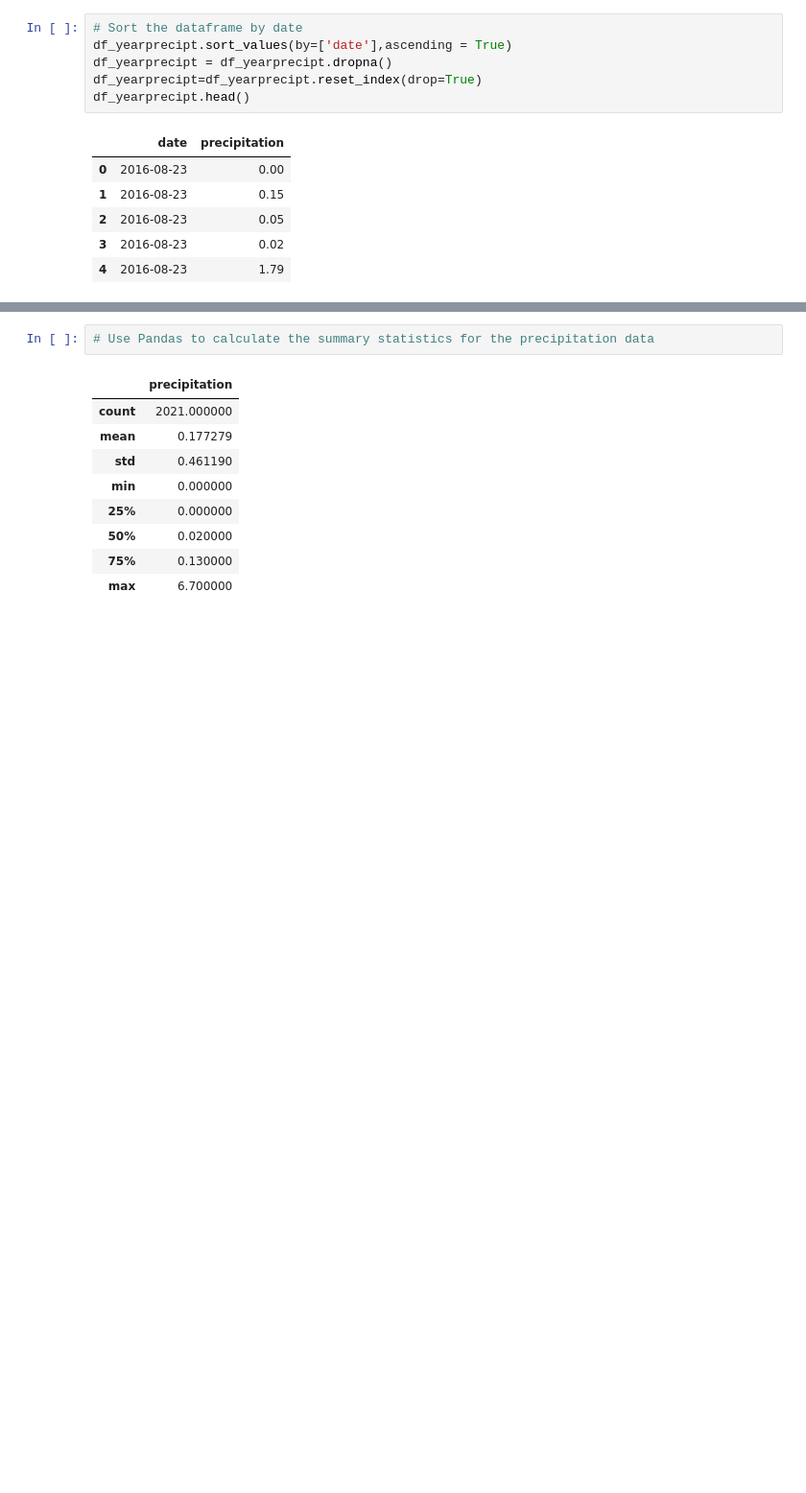
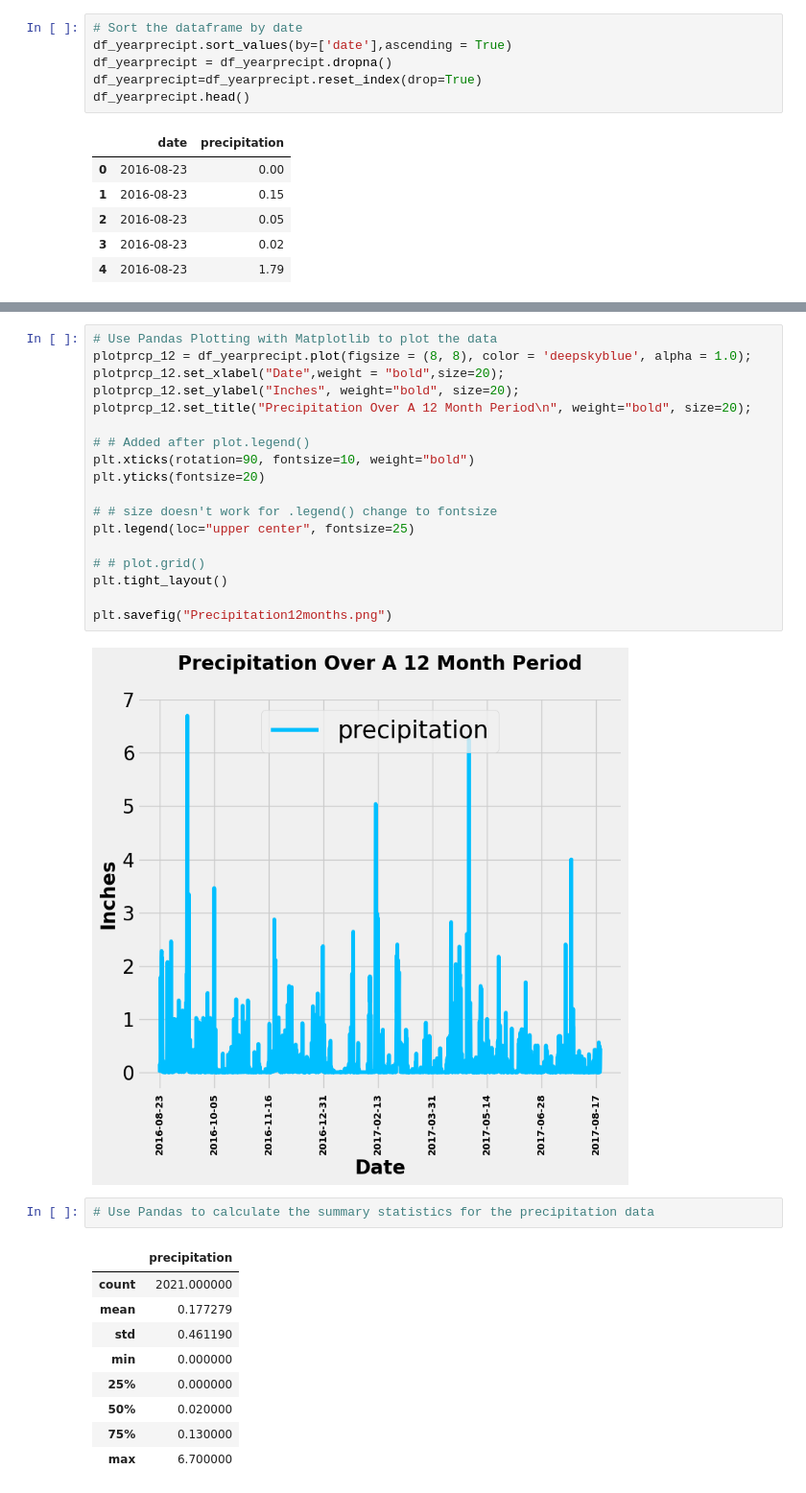
Before and after one commit to msi33/sqlalchemy-challenge, a Jupyter notebook: SurfsUp/climate_starter.ipynb, the cells around one changed output, grey strips where cells are left out. Shown at 96% size. Saved outputs shown, nothing was run; the diff lists cells and outputs as text; blank space fills up the shorter version.

Commit message:
ploted precipitation

```diff
--- a/SurfsUp/climate_starter.ipynb
+++ b/SurfsUp/climate_starter.ipynb
@@ -154,3 +134,23 @@ Text(0, 0.5, 'Inches')
+# %%
+# Use Pandas Plotting with Matplotlib to plot the data
+plotprcp_12 = df_yearprecipt.plot(figsize = (8, 8), color = 'deepskyblue', alpha = 1.0);
+plotprcp_12.set_xlabel("Date",weight = "bold",size=20);
+plotprcp_12.set_ylabel("Inches", weight="bold", size=20);
+plotprcp_12.set_title("Precipitation Over A 12 Month Period\n", weight="bold", size=20);
+
+# # Added after plot.legend()
+plt.xticks(rotation=90, fontsize=10, weight="bold")
+plt.yticks(fontsize=20)
+
+# # size doesn't work for .legend() change to fontsize
+plt.legend(loc="upper center", fontsize=25)
+
+# # plot.grid()
+plt.tight_layout()
+
+plt.savefig("Precipitation12months.png")
+# %% [output]
+[figure, added]
 # %%
 # Use Pandas to calculate the summary statistics for the precipitation data
 # %% [output]
```
Also changed, not shown: parts of 1 cell of this notebook, 4 other files.
